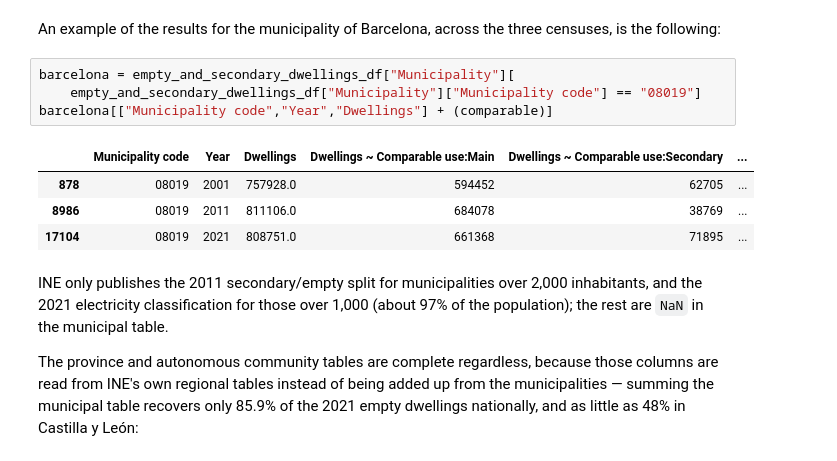
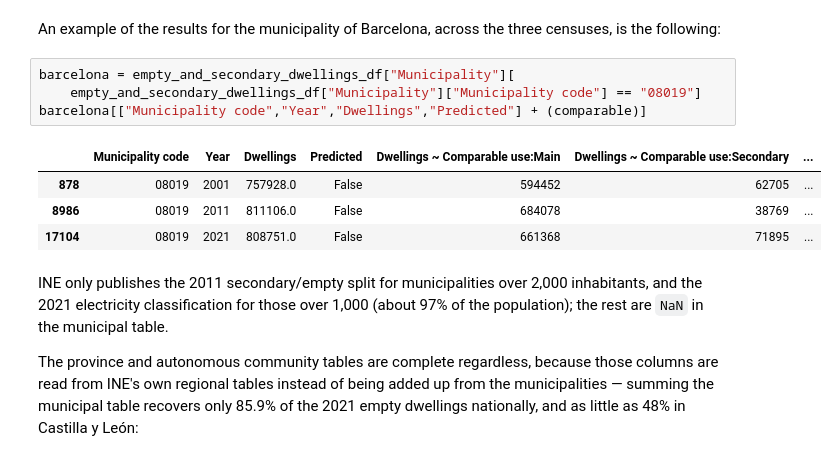
Before and after one commit to BeeGroup-cimne/social_ES, a Jupyter notebook: examples/get_ine.ipynb, the cells around one changed output. Saved outputs shown, nothing was run; the diff lists cells and outputs as text.

```diff
--- a/examples/get_ine.ipynb
+++ b/examples/get_ine.ipynb
@@ -253,12 +352,12 @@ An example of the results for the municipality of Barcelona, across the three ce
 # %%
 barcelona = empty_and_secondary_dwellings_df["Municipality"][
     empty_and_secondary_dwellings_df["Municipality"]["Municipality code"] == "08019"]
-barcelona[["Municipality code","Year","Dwellings"] + (comparable)]
+barcelona[["Municipality code","Year","Dwellings","Predicted"] + (comparable)]
 # %% [output]
-|  | Municipality code | Year | Dwellings | Dwellings ~ Comparable use:Main | Dwellings ~ Comparable use:Secondary | ... |
-| 878 | 08019 | 2001 | 757928.0 | 594452 | 62705 | ... |
-| 8986 | 08019 | 2011 | 811106.0 | 684078 | 38769 | ... |
-| 17104 | 08019 | 2021 | 808751.0 | 661368 | 71895 | ... |
+|  | Municipality code | Year | Dwellings | Predicted | Dwellings ~ Comparable use:Main | Dwellings ~ Comparable use:Secondary | ... |
+| 878 | 08019 | 2001 | 757928.0 | False | 594452 | 62705 | ... |
+| 8986 | 08019 | 2011 | 811106.0 | False | 684078 | 38769 | ... |
+| 17104 | 08019 | 2021 | 808751.0 | False | 661368 | 71895 | ... |
 # %% [markdown]
 INE only publishes the 2011 secondary/empty split for municipalities over 2,000 inhabitants, and the 2021 electricity classification for those over 1,000 (about 97% of the population); the rest are `NaN` in the municipal table.
 
```
Also changed, not shown: parts of 33 cells of this notebook.
